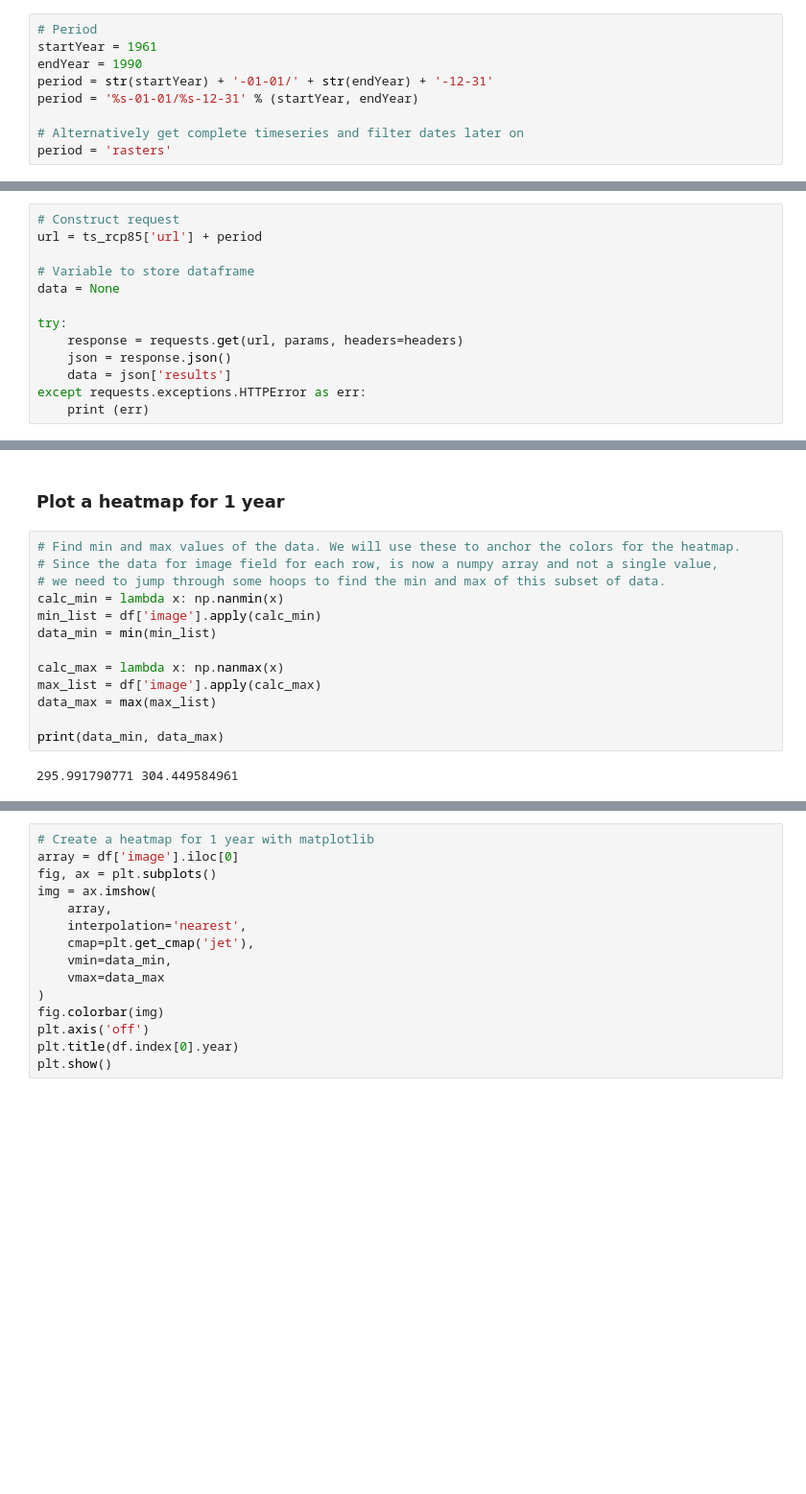
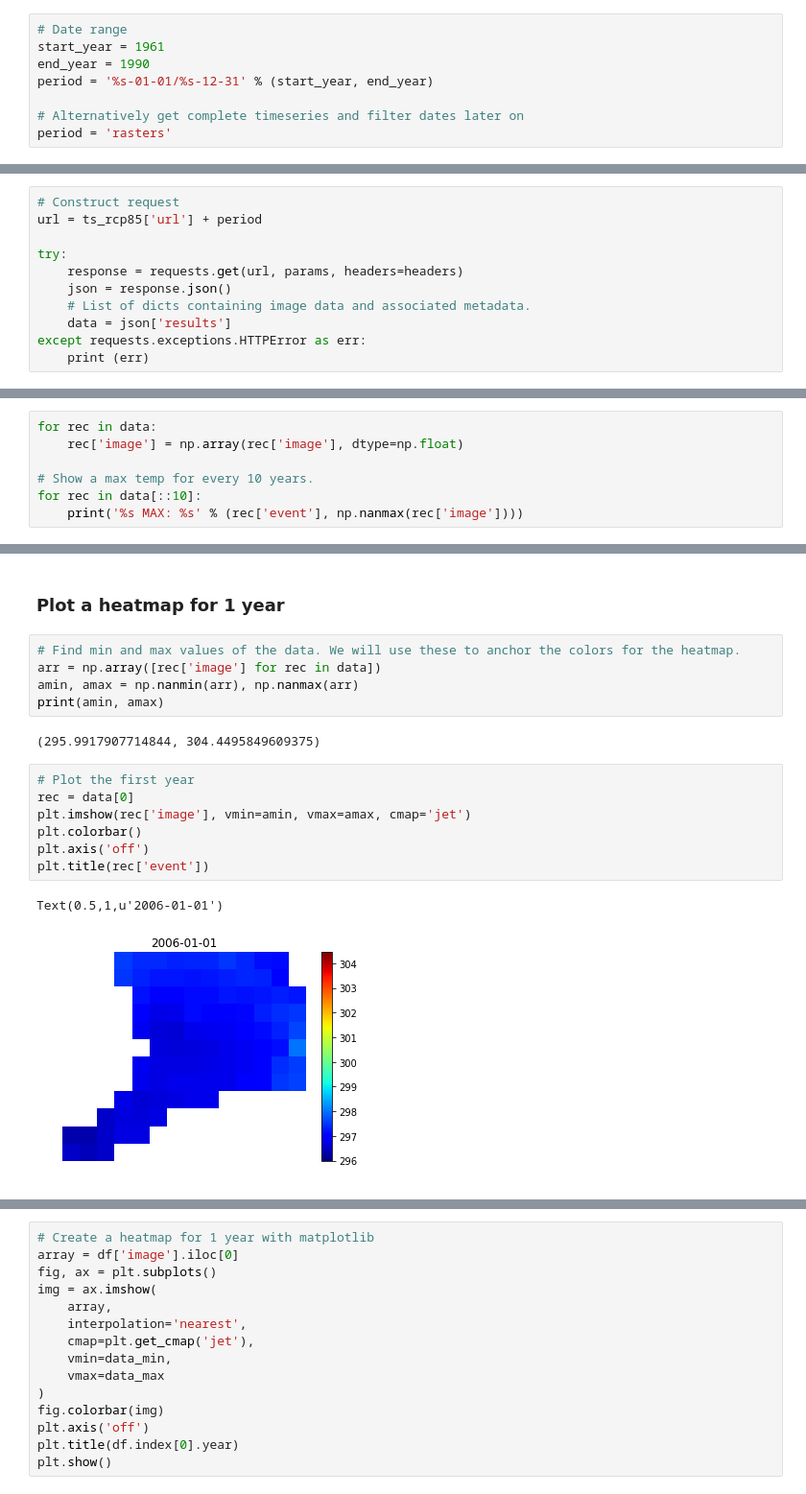
Before and after one commit to berkeley-gif/caladapt-docs, a Jupyter notebook: cookbook/annual_averages_heatmap.ipynb, the cells around one changed output, grey strips where cells are left out. Shown: that part at 96% size. Drawn from its saved outputs; the diff is of its cells as text; blank space fills up the shorter version.

Commit message:
Simpler to use dict with ndarrays over DataFrame

```diff
--- a/cookbook/annual_averages_heatmap.ipynb
+++ b/cookbook/annual_averages_heatmap.ipynb
@@ -104,11 +101,10 @@ g = feature['geometry']
 # %% [output]
 Uniform Resource Identifier for county: /api/counties/34/
 # %%
-# Period
-startYear = 1961
-endYear = 1990
-period = str(startYear) + '-01-01/' + str(endYear) + '-12-31'
-period = '%s-01-01/%s-12-31' % (startYear, endYear)
+# Date range
+start_year = 1961
+end_year = 1990
+period = '%s-01-01/%s-12-31' % (start_year, end_year)
 
 # Alternatively get complete timeseries and filter dates later on
 period = 'rasters'
@@ -129,12 +125,10 @@ params = {'pagesize': pagesize, 'ref': ref}
 # Construct request
 url = ts_rcp85['url'] + period
 
-# Variable to store dataframe
-data = None
-
 try:
     response = requests.get(url, params, headers=headers)
     json = response.json()
+    # List of dicts containing image data and associated metadata.
     data = json['results']
 except requests.exceptions.HTTPError as err:
     print (err)
@@ -212,0 +137,7 @@ array([[          nan,           nan,           nan,  297.54901123,
+# %%
+for rec in data:
+    rec['image'] = np.array(rec['image'], dtype=np.float)
+
+# Show a max temp for every 10 years.
+for rec in data[::10]:
+    print('%s MAX: %s' % (rec['event'], np.nanmax(rec['image'])))
@@ -213,17 +155,19 @@ array([[          nan,           nan,           nan,  297.54901123,
 # %% [markdown]
 ### Plot a heatmap for 1 year
-# %%
-# Find min and max values of the data. We will use these to anchor the colors for the heatmap.
-# Since the data for image field for each row, is now a numpy array and not a single value,
-# we need to jump through some hoops to find the min and max of this subset of data.
-calc_min = lambda x: np.nanmin(x)
-min_list = df['image'].apply(calc_min)
-data_min = min(min_list)
-
-calc_max = lambda x: np.nanmax(x)
-max_list = df['image'].apply(calc_max)
-data_max = max(max_list)
-
-print(data_min, data_max)
-# %% [output]
-295.991790771 304.449584961
+# %%
+# Find min and max values of the data. We will use these to anchor the colors for the heatmap.
+arr = np.array([rec['image'] for rec in data])
+amin, amax = np.nanmin(arr), np.nanmax(arr)
+print(amin, amax)
+# %% [output]
+(295.9917907714844, 304.4495849609375)
+# %%
+# Plot the first year
+rec = data[0]
+plt.imshow(rec['image'], vmin=amin, vmax=amax, cmap='jet')
+plt.colorbar()
+plt.axis('off')
+plt.title(rec['event'])
+# %% [output]
+Text(0.5,1,u'2006-01-01')
+[figure, added]
```
Also changed, not shown: parts of 15 cells of this notebook.
